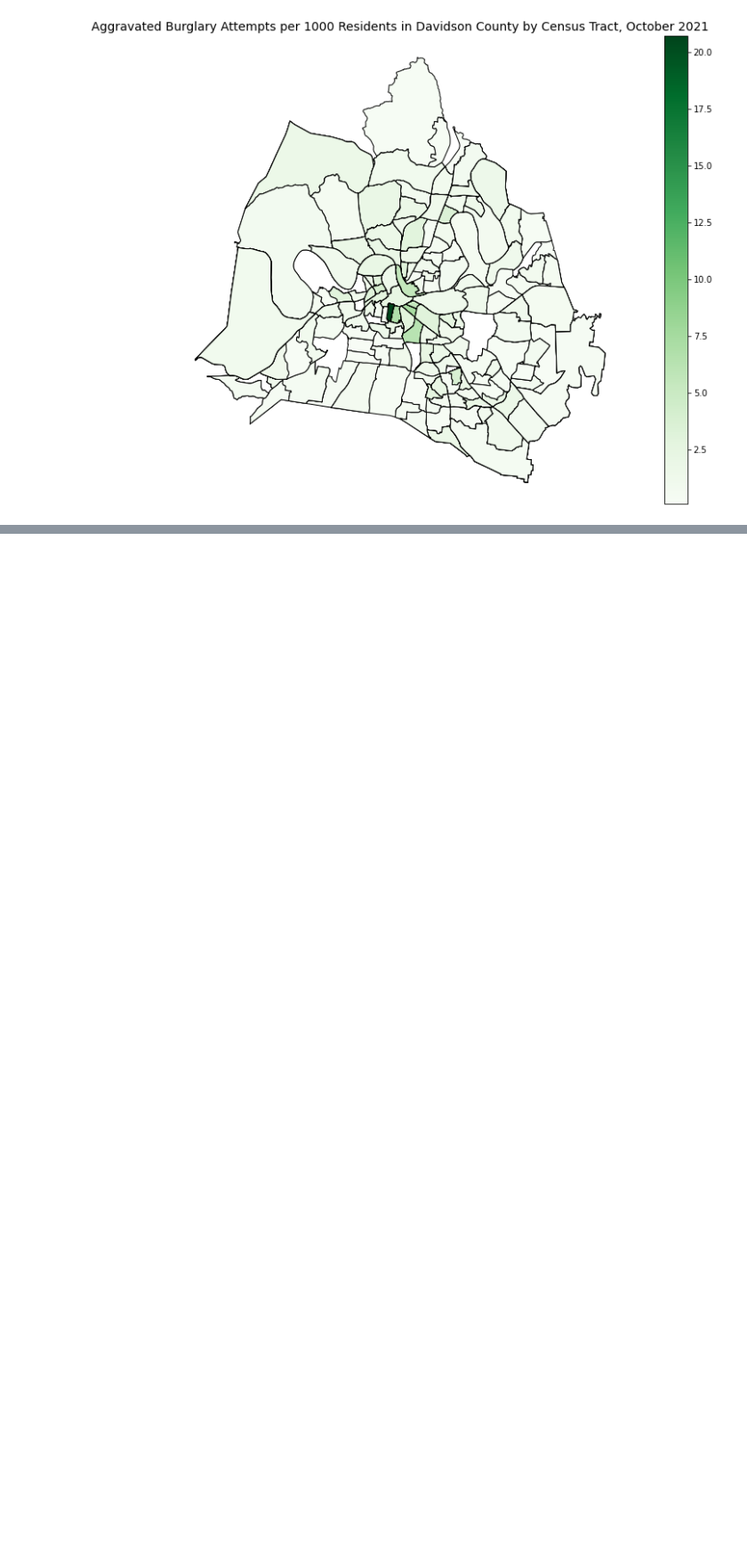
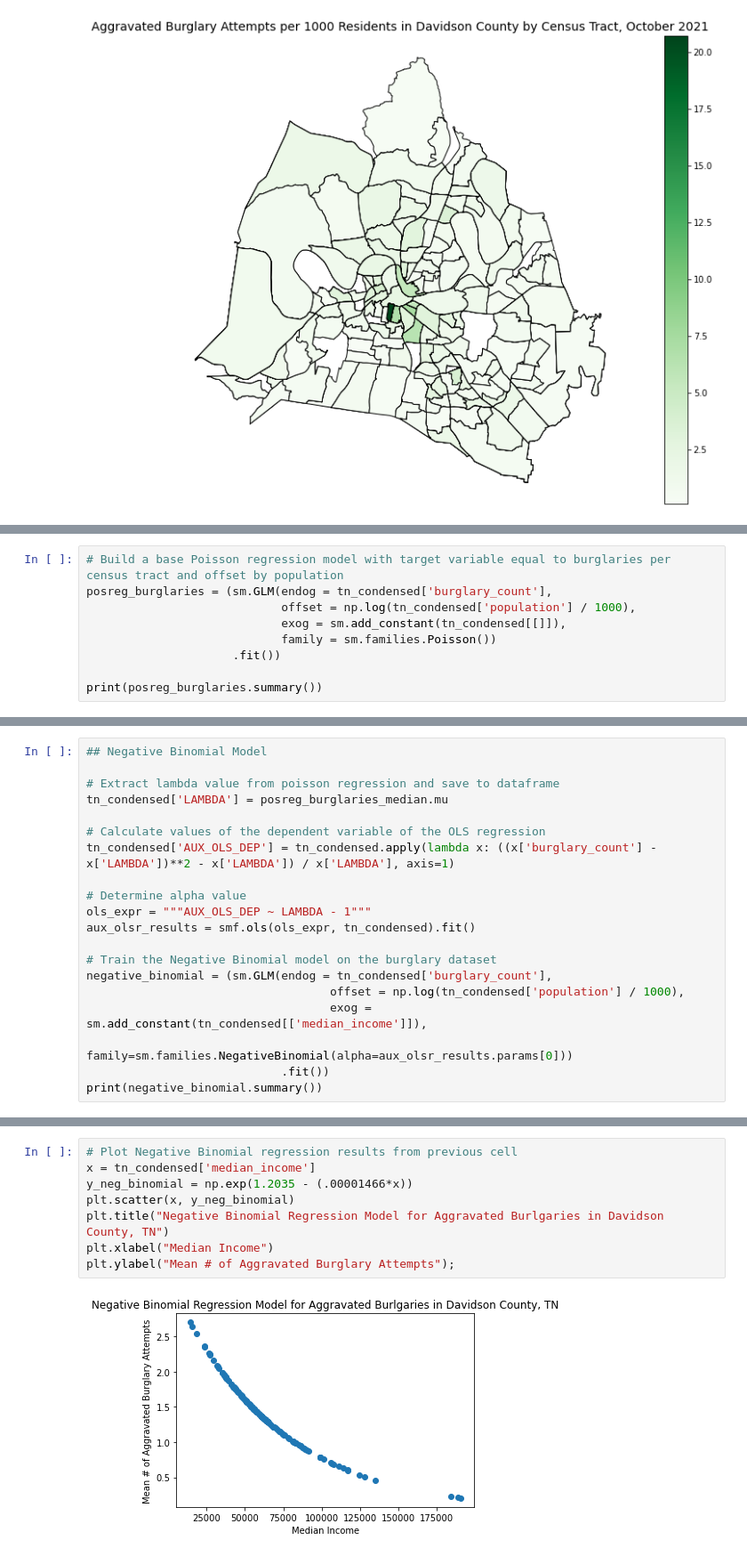
Before and after one commit to jrioross/nashville-burglaries, a Jupyter notebook: notebooks/Habeeb-Branch.ipynb, the cells around one changed output, grey strips where cells are left out. Shown at 89% size. Drawn from its saved outputs; the diff is of its cells as text; blank space fills up the shorter version.

```diff
--- a/notebooks/Habeeb-Branch.ipynb
+++ b/notebooks/Habeeb-Branch.ipynb
@@ -161,0 +181,9 @@ ax.axis('off');
+# %%
+# Build a base Poisson regression model with target variable equal to burglaries per census tract and offset by population
+posreg_burglaries = (sm.GLM(endog = tn_condensed['burglary_count'],
+                            offset = np.log(tn_condensed['population'] / 1000),
+                            exog = sm.add_constant(tn_condensed[[]]),
+                            family = sm.families.Poisson())
+                     .fit())
+
+print(posreg_burglaries.summary())
@@ -161,0 +245,20 @@ ax.axis('off');
+# %%
+## Negative Binomial Model
+
+# Extract lambda value from poisson regression and save to dataframe
+tn_condensed['LAMBDA'] = posreg_burglaries_median.mu
+
+# Calculate values of the dependent variable of the OLS regression
+tn_condensed['AUX_OLS_DEP'] = tn_condensed.apply(lambda x: ((x['burglary_count'] - x['LAMBDA'])**2 - x['LAMBDA']) / x['LAMBDA'], axis=1)
+
+# Determine alpha value
+ols_expr = """AUX_OLS_DEP ~ LAMBDA - 1"""
+aux_olsr_results = smf.ols(ols_expr, tn_condensed).fit()
+
+# Train the Negative Binomial model on the burglary dataset
+negative_binomial = (sm.GLM(endog = tn_condensed['burglary_count'],
+                                   offset = np.log(tn_condensed['population'] / 1000),
+                                   exog = sm.add_constant(tn_condensed[['median_income']]),
+                                   family=sm.families.NegativeBinomial(alpha=aux_olsr_results.params[0]))
+                            .fit())
+print(negative_binomial.summary())
@@ -161,0 +283,10 @@ ax.axis('off');
+# %%
+# Plot Negative Binomial regression results from previous cell
+x = tn_condensed['median_income']
+y_neg_binomial = np.exp(1.2035 - (.00001466*x))
+plt.scatter(x, y_neg_binomial)
+plt.title("Negative Binomial Regression Model for Aggravated Burlgaries in Davidson County, TN")
+plt.xlabel("Median Income")
+plt.ylabel("Mean # of Aggravated Burglary Attempts");
+# %% [output]
+[figure, added]
```
Also changed, not shown: parts of 12 cells of this notebook.
